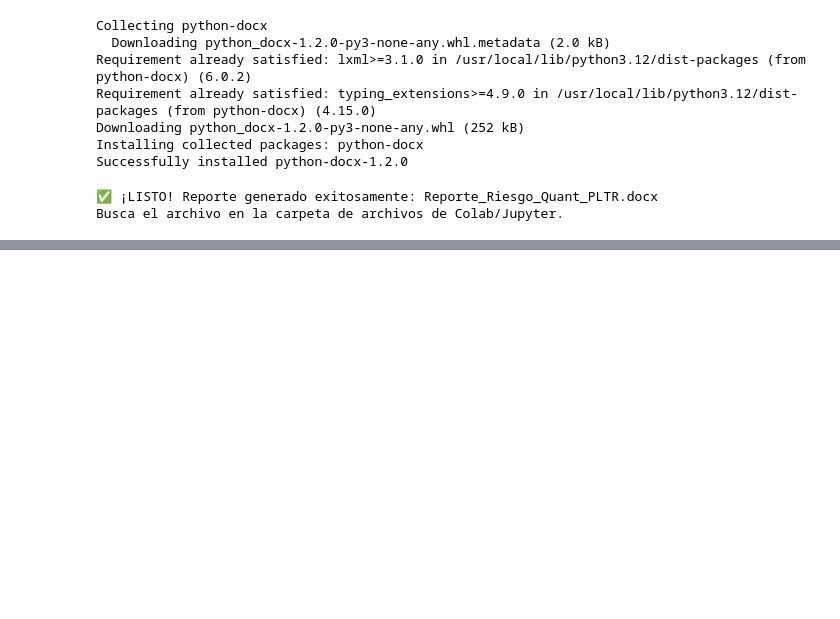
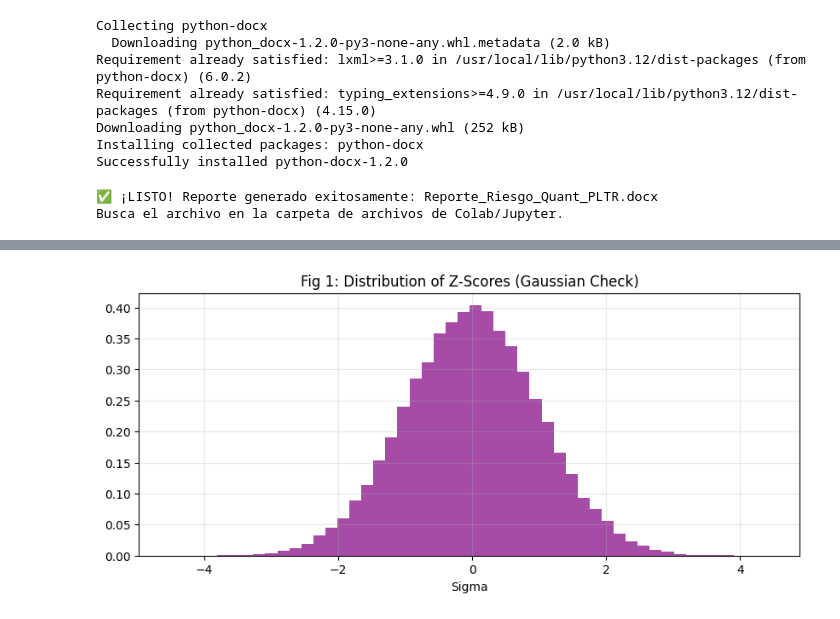
Before and after one commit to Alfonso-Jesus-Garcia-Moya/Value_at_Risk_GBM_MONTERCARLO_volatility_Diferencial, a Jupyter notebook: RISK_MODELING_ENGINE_LEVERAGE_MONTE_CARLO_SIMULATION,_GEOMETRIC_BROWNIAN_MOTION.ipynb, the cells around one changed output, grey strips where cells are left out. Saved outputs shown, nothing was run; the diff lists cells and outputs as text; code cells hidden in the pictures; blank space fills up the shorter version.

```diff
--- a/RISK_MODELING_ENGINE_LEVERAGE_MONTE_CARLO_SIMULATION,_GEOMETRIC_BROWNIAN_MOTION.ipynb
+++ b/RISK_MODELING_ENGINE_LEVERAGE_MONTE_CARLO_SIMULATION,_GEOMETRIC_BROWNIAN_MOTION.ipynb
@@ -512,3 +512,93 @@ print("Busca el archivo en la carpeta de archivos de Colab/Jupyter.")
 # %% [output]
 ✅ ¡LISTO! Reporte generado exitosamente: Reporte_Riesgo_Quant_PLTR.docx
 Busca el archivo en la carpeta de archivos de Colab/Jupyter.
+# %%
+# --- CORRECCIÓN DE TIPOS DE DATOS (CRÍTICO) ---
+# Convertimos las Series de Pandas a números puros (floats) para evitar el TypeError
+mu_val = float(mu)
+sigma_val = float(sigma)
+S0_val = float(ultimo_precio)
+
+# --- DATOS PARA EL EJECUTIVO ---
+print(f"Spot Price (S0): ${S0_val:.2f}")
+print(f"VaR 95%: ${var_95:.2f} ({ (var_95/S0_val)*100 :.2f}%)")
+print(f"CVaR 95%: ${cvar_95:.2f}")
+
+if abs(var_95/S0_val) > 0.25:
+    print("Risk Classification: SPECULATIVE / HIGH BETA (Ratio > 25%)")
+else:
+    print("Risk Classification: STANDARD / MODERATE")
+
+# --- DATOS PARA EL MARCO TEÓRICO ---
+print("-" * 30)
+print(f"Lagged Price (S_t-1): ${S0_val:.2f}")
+print(f"Raw Drift (mu diario): {mu_val:.6f}")     # <--- AHORA SÍ FUNCIONA (Usa mu_val)
+print(f"Volatility (sigma diaria): {sigma_val:.6f}") # <--- AHORA SÍ FUNCIONA (Usa sigma_val)
+print(f"Annualized Volatility: {sigma_val * np.sqrt(252):.2%}")
+print("-" * 30)
+
+# --- GRÁFICO 1: RANDOMNESS CONTROL ---
+plt.figure(figsize=(10, 4))
+plt.hist(Z_matrix.flatten(), bins=50, color='purple', alpha=0.7, density=True)
+plt.title("Fig 1: Distribution of Z-Scores (Gaussian Check)")
+plt.xlabel("Sigma")
+plt.grid(True, alpha=0.3)
+plt.show()
+
+# --- GRÁFICO 2: DIFFUSION PATHS ---
+plt.figure(figsize=(12, 6))
+# Aseguramos que los índices de historia estén alineados
+plt.plot(historia_reiente.index, historia_reiente.values, color='black', linewidth=2, label='History')
+future_dates = pd.date_range(start=historia_reiente.index[-1], periods=DIAS_PROYECCION + 1, freq='B')
+plt.plot(future_dates, df_simulaciones.iloc[:, :100].values, alpha=0.3, linewidth=1) # Solo 100 para no saturar
+plt.title(f"Fig 2: {NUM_SIMULACIONES} Simulated Price Paths (Cone of Uncertainty)")
+plt.xlabel("Date")
+plt.ylabel("Price ($)")
+plt.grid(True, alpha=0.3)
+plt.show()
+
+# --- CÁLCULOS Y GRÁFICO 3: TAIL RISK ---
+# Asegurar cálculos
+pnl_finales = df_simulaciones.iloc[-1].values - S0_val
+var_95 = np.percentile(pnl_finales, 5) # Percentil 5
+cvar_95 = pnl_finales[pnl_finales <= var_95].mean()
+
+# Gráfico
+plt.figure(figsize=(12, 6))
+plt.hist(pnl_finales, bins=50, color='skyblue', edgecolor='black', alpha=0.7)
+plt.axvline(x=var_95, color='red', linewidth=2, label=f'VaR: ${var_95:.2f}')
+plt.axvline(x=cvar_95, color='darkred', linestyle='--', linewidth=2, label=f'CVaR: ${cvar_95:.2f}')
+plt.title("Fig 3: PnL Distribution (Tail Analysis)")
+plt.xlabel("Profit/Loss ($)")
+plt.ylabel("Frequency")
+plt.legend()
+plt.grid(True, alpha=0.3)
+plt.show()
+
+# Textos para el reporte
+print("-" * 30)
+print(f"VaR Result: ${var_95:.2f} (Boundary of normal volatility)")
+print(f"CVaR Result: ${cvar_95:.2f} (Average disaster magnitude)")
+print(f"Spread (Fat Tail indicator): ${abs(cvar_95 - var_95):.2f}")
+
+# --- CÁLCULO DE MDD (STRESS TEST) ---
+rolling_max = df_simulaciones.cummax()
+drawdown = (df_simulaciones - rolling_max) / rolling_max
+mdd_worst = drawdown.min().min() # El peor de todos los universos
+mdd_avg = drawdown.min().mean()  # El promedio de caídas
+
+print("-" * 30)
+print(f"Average MDD: {mdd_avg:.2%}")
+print(f"Worst Case MDD: {mdd_worst:.2%}")
+print("Insight: Si Worst Case > 50%, apalancamiento es suicidio.")
+
+# --- CÁLCULOS PARA ESTRATEGIA ---
+ratio = abs(var_95 / S0_val)
+strike_put = S0_val + var_95 # Precio actual - VaR (VaR es negativo, así que se resta)
+
+print("-" * 30)
+print(f"Volatility Ratio: {ratio:.4f}")
+print(f"Recomendación Posición: Reducir tamaño por factor de {1/ratio:.1f}x vs Benchmark.")
+print(f"Recomendación Hedging (Put Strike): ${strike_put:.2f}")
+print("-" * 30)
+# %% [output]
@@ -514,0 +615 @@ Busca el archivo en la carpeta de archivos de Colab/Jupyter.
+[figure, added]
```
Also changed, not shown: parts of 6 cells of this notebook.
